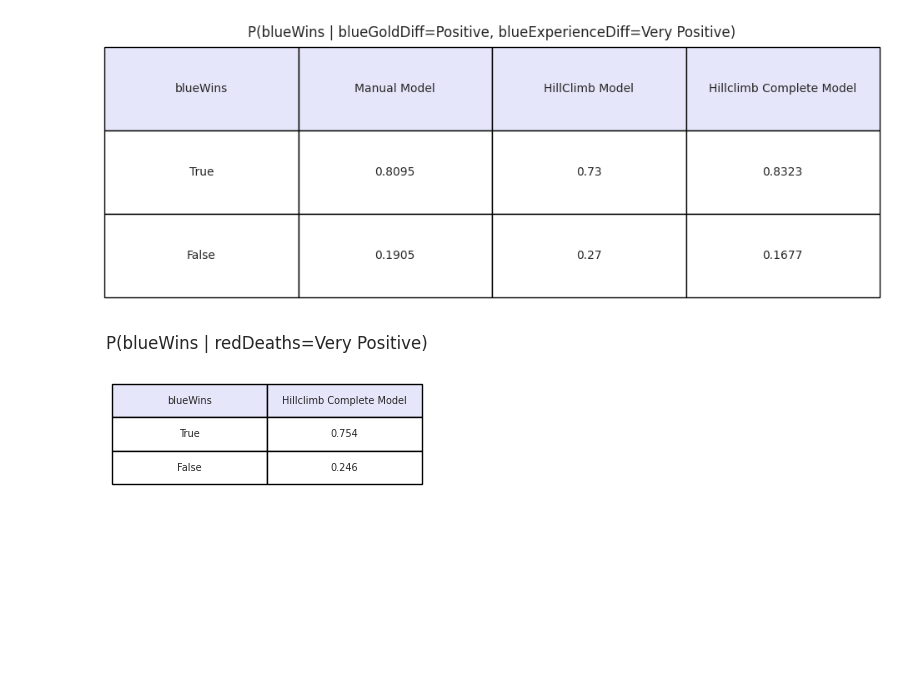
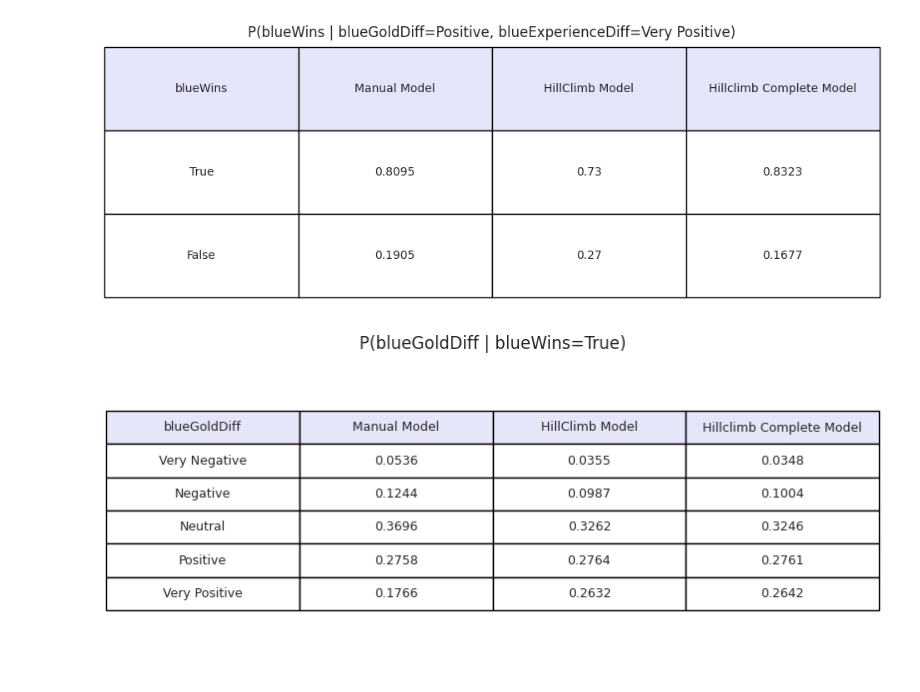
Before and after one commit to elements72/FAIKR-M3, a Jupyter notebook: lol.ipynb, the cells around one changed output. Saved outputs shown, nothing was run; the diff lists cells and outputs as text; code cells hidden in the pictures; blank space fills up the shorter version.

Commit message:
Added a query

```diff
--- a/lol.ipynb
+++ b/lol.ipynb
@@ -613,6 +613,6 @@ plot_query_table(models, ["blueWins"], {"blueGoldDiff": "Positive", "blueExperie
 [figure]
 [figure]
 # %%
-plot_query_table([models[2]], ["blueWins"], {"redDeaths": "Very Positive"})
+plot_query_table(models, ["blueGoldDiff"], {"blueWins": "True"})
 # %% [output]
-[figure, old version]
+[figure, new version]
```
Also changed, not shown: parts of 1 cell of this notebook.
